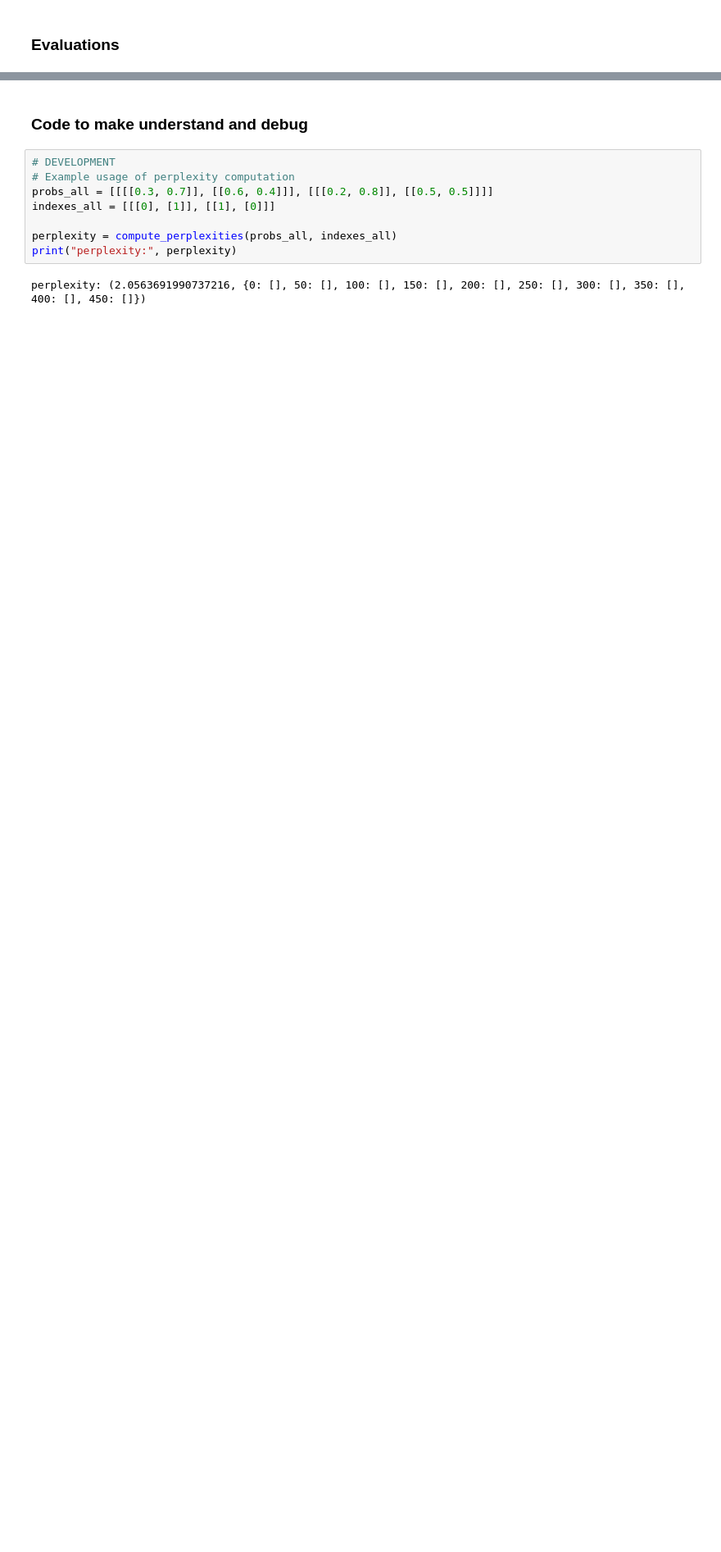
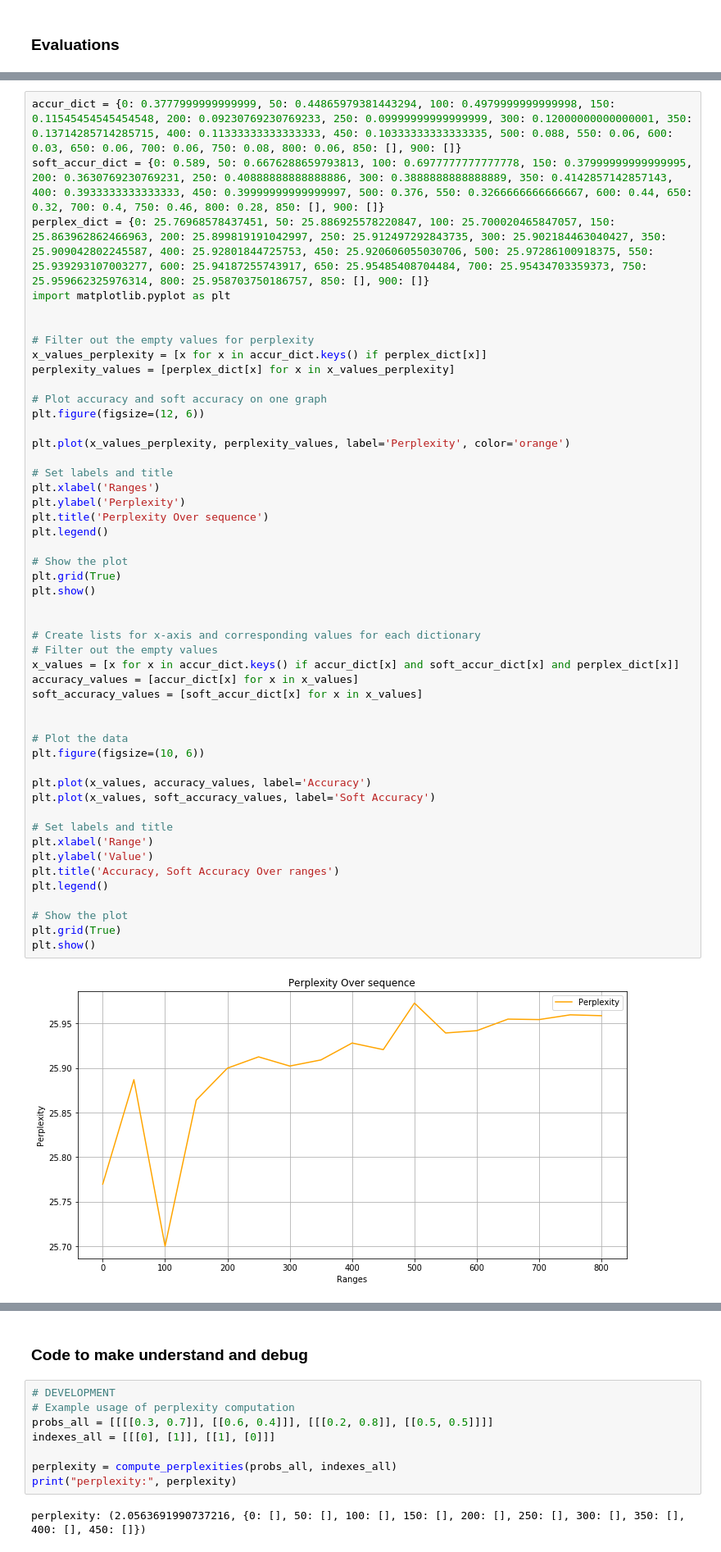
Before and after one commit to AnacletoLAB/Finenzyme, a Jupyter notebook: generation_example.ipynb, the cells around one changed output, grey strips where cells are left out. Shown at 82% size. Cells and saved outputs as stored; diff of their text form; blank space fills up the shorter version.

```diff
--- a/generation_example.ipynb
+++ b/generation_example.ipynb
@@ -541,0 +583,51 @@ Perplexity:  {0: 25.852127086162593, 50: 25.840177342538553, 100: 25.88112915579
+# %%
+accur_dict = {0: 0.3777999999999999, 50: 0.44865979381443294, 100: 0.4979999999999998, 150: 0.11545454545454548, 200: 0.09230769230769233, 250: 0.09999999999999999, 300: 0.12000000000000001, 350: 0.13714285714285715, 400: 0.11333333333333333, 450: 0.10333333333333335, 500: 0.088, 550: 0.06, 600: 0.03, 650: 0.06, 700: 0.06, 750: 0.08, 800: 0.06, 850: [], 900: []}
+soft_accur_dict = {0: 0.589, 50: 0.6676288659793813, 100: 0.6977777777777778, 150: 0.37999999999999995, 200: 0.3630769230769231, 250: 0.40888888888888886, 300: 0.3888888888888889, 350: 0.4142857142857143, 400: 0.3933333333333333, 450: 0.39999999999999997, 500: 0.376, 550: 0.3266666666666667, 600: 0.44, 650: 0.32, 700: 0.4, 750: 0.46, 800: 0.28, 850: [], 900: []}
+perplex_dict = {0: 25.76968578437451, 50: 25.886925578220847, 100: 25.700020465847057, 150: 25.863962862466963, 200: 25.899819191042997, 250: 25.912497292843735, 300: 25.902184463040427, 350: 25.909042802245587, 400: 25.92801844725753, 450: 25.920606055030706, 500: 25.97286100918375, 550: 25.939293107003277, 600: 25.94187255743917, 650: 25.95485408704484, 700: 25.95434703359373, 750: 25.959662325976314, 800: 25.958703750186757, 850: [], 900: []}
+import matplotlib.pyplot as plt
+
+
+# Filter out the empty values for perplexity
+x_values_perplexity = [x for x in accur_dict.keys() if perplex_dict[x]]
+perplexity_values = [perplex_dict[x] for x in x_values_perplexity]
+
+# Plot accuracy and soft accuracy on one graph
+plt.figure(figsize=(12, 6))
+
+plt.plot(x_values_perplexity, perplexity_values, label='Perplexity', color='orange')
+
+# Set labels and title
+plt.xlabel('Ranges')
+plt.ylabel('Perplexity')
+plt.title('Perplexity Over sequence')
+plt.legend()
+
+# Show the plot
+plt.grid(True)
+plt.show()
+
+
+# Create lists for x-axis and corresponding values for each dictionary
+# Filter out the empty values
+x_values = [x for x in accur_dict.keys() if accur_dict[x] and soft_accur_dict[x] and perplex_dict[x]]
+accuracy_values = [accur_dict[x] for x in x_values]
+soft_accuracy_values = [soft_accur_dict[x] for x in x_values]
+
+
+# Plot the data
+plt.figure(figsize=(10, 6))
+
+plt.plot(x_values, accuracy_values, label='Accuracy')
+plt.plot(x_values, soft_accuracy_values, label='Soft Accuracy')
+
+# Set labels and title
+plt.xlabel('Range')
+plt.ylabel('Value')
+plt.title('Accuracy, Soft Accuracy Over ranges')
+plt.legend()
+
+# Show the plot
+plt.grid(True)
+plt.show()
+# %% [output]
+[figure, added]
```
Also changed, not shown: parts of 11 cells of this notebook, 48 other files.
